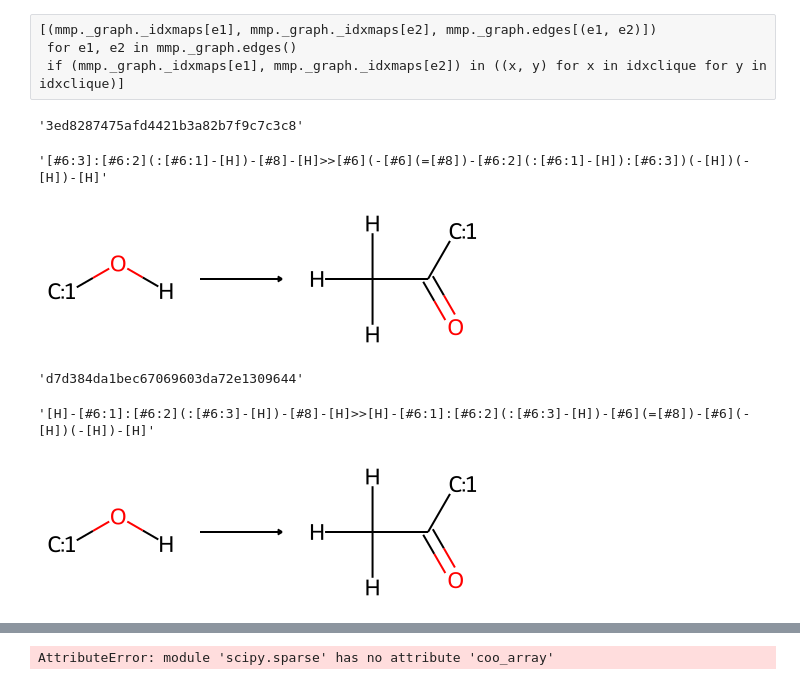
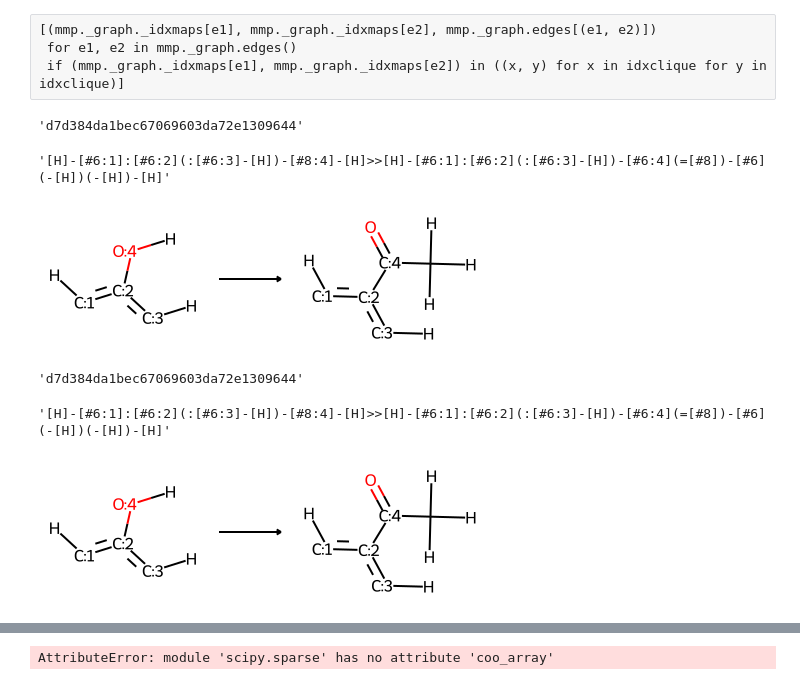
Before and after one commit to warner121/wizepair2, a Jupyter notebook: notebooks/dev-nx.ipynb, the cells around one changed output, grey strips where cells are left out. Saved outputs shown, nothing was run; the diff lists cells and outputs as text; code cells hidden in the pictures.

```diff
--- a/notebooks/dev-nx.ipynb
+++ b/notebooks/dev-nx.ipynb
@@ -32,15 +32,15 @@ class CorrespondenceGraph(nx.Graph):
         mol1,
         mol2,
         strictness,
-        sfunc=np.full(8, 10)):
+        sfunc=np.full(9, 10)):
         '''
         Build the correspondence graph.
 
-        Each atomic pairing is assigned a providional score, from 0 (most different) to 8000 (identical).
+        Each atomic pairing is assigned a providional score, from 0 (most different) to 90 (identical).
         This pairwise score is appended to the tuple representing each node, following the atomic indices.
         '''
         # ensure scoring function suitable
-        assert len(sfunc) == 8
+        assert len(sfunc) == 9
         assert (sfunc > 1).all()
 
         # store strictness for scoring
@@ -52,9 +52,22 @@ class CorrespondenceGraph(nx.Graph):
         self._dmat1 = Chem.GetDistanceMatrix(mol1)
         self._dmat2 = Chem.GetDistanceMatrix(mol2)
 
+        # assign E/Z attribute to atoms (not perfect but will do until maximum node & edge weighting implemented)
+        def setEZCode(mol):
+            for bond in mol.GetBonds():
+                stereo = bond.GetStereo()
+                if stereo == Chem.BondStereo.STEREONONE: continue
+                print(stereo)
+                bond.GetBeginAtom().SetProp('_EZCode', str(stereo))
+                bond.GetEndAtom().SetProp('_EZCode', str(stereo))
+            return mol
+
+        self._mol1 = setEZCode(self._mol1)
+        self._mol2 = setEZCode(self._mol2)
+
         # extract propery in such a way error is not thrown on comparison
-        def getCIPCode(atom):
-            try: return atom.GetProp('_CIPCode')
+        def safeGetProp(atom, propname):
+            try: return atom.GetProp(propname)
             except KeyError: return None
 
         # create description of how central in molecule atom
@@ -69,8 +82,8 @@ class CorrespondenceGraph(nx.Graph):
         for atom1 in self._mol1.GetAtoms():
             for atom2 in self._mol2.GetAtoms():
 
-                # score putative nodes based on atom:atom similarity (0-88 + up to 10 point centrality bonus)
-                score = np.zeros(8)
+                # score putative nodes based on atom:atom similarity (0-90 + up to 9.99 point centrality bonus)
+                score = np.zeros(9)
                 if atom1.GetAtomicNum() == atom2.GetAtomicNum(): score[0] = 1
                 if atom1.GetImplicitValence() == atom2.GetImplicitValence(): score[1] = 1
                 if atom1.GetExplicitValence() == atom2.GetExplicitValence(): score[2] = 1
@@ -78,7 +91,8 @@ class CorrespondenceGraph(nx.Graph):
                 if atom1.GetIsAromatic() == atom2.GetIsAromatic(): score[4] = 1
                 if atom1.GetDegree() == atom2.GetDegree(): score[5] = 1
                 if atom1.IsInRing() == atom2.IsInRing(): score[6] = 1
-                if getCIPCode(atom1) == getCIPCode(atom2): score[7] = 1
+                if safeGetProp(atom1, '_CIPCode') == safeGetProp(atom2, '_CIPCode'): score[7] = 1
+                if safeGetProp(atom1, '_EZCode') == safeGetProp(atom2, '_EZCode'): score[8] = 1
                 score = (score * sfunc).sum()
 
                 # apply jitter in the event of a tie
@@ -138,7 +152,7 @@ class CorrespondenceGraph(nx.Graph):
 
     def filter_mcs(self, clique, clipper=2):
 
-        # remove any atom pairings with less than perfect score, excluding bonus i.e. (11*8)**2 = 7744
+        # remove any atom pairings with less than perfect score, excluding bonus i.e. (10*9)**2 = 9100
         mcs = [x for x in clique if self._nodeweights[x] >= 1]
 
         # replace integer node numbers with atomic index tuples
@@ -596,8 +610,8 @@ class MMP():
 #mmp = MMP('O=C(CO[C@@H](CO)c1ccc(Br)cc1)NO', 'C#Cc1ccc([C@H](CO)OCC(=O)NO)cc1', strictness=5)
 # %%
 # mesomers also an issue for validator
-mmp = MMP('O=C(/C=C/c1ccccc1)Nc1ccccc1O', 'CC(=O)c1ccccc1NC(=O)/C=C\c1ccccc1', strictness=5)
-#mmp = MMP('CN1CCC[C@H]1[C@@H]1COc2ccc(O)cc2O1', 'CC(=O)c1ccc2c(c1)O[C@H]([C@@H]1CCCN1C)CO2', strictness=5)
+#mmp = MMP('O=C(/C=C/c1ccccc1)Nc1ccccc1O', 'CC(=O)c1ccccc1NC(=O)/C=C\c1ccccc1', strictness=5)
+mmp = MMP('CN1CCC[C@H]1[C@@H]1COc2ccc(O)cc2O1', 'CC(=O)c1ccc2c(c1)O[C@H]([C@@H]1CCCN1C)CO2', strictness=5)
 # %%
 (len(mmp._graph.nodes), len(mmp._graph.edges()))
 # %% [output]
@@ -667,16 +669,16 @@ mmp._mol2
 # %%
 response[2]['fragment1']
 # %% [output]
-'3ed8287475afd4421b3a82b7f9c7c3c8'
+'d7d384da1bec67069603da72e1309644'
 # %%
 response[2]['smirks']
 # %% [output]
-'[#6:3]:[#6:2](:[#6:1]-[H])-[#8]-[H]>>[#6](-[#6](=[#8])-[#6:2](:[#6:1]-[H]):[#6:3])(-[H])(-[H])-[H]'
+'[H]-[#6:1]:[#6:2](:[#6:3]-[H])-[#8:4]-[H]>>[H]-[#6:1]:[#6:2](:[#6:3]-[H])-[#6:4](=[#8])-[#6](-[H])(-[H])-[H]'
 # %%
-rxn = Chem.rdChemReactions.ReactionFromSmarts(response[3]['smirks'])
+rxn = Chem.rdChemReactions.ReactionFromSmarts(response[2]['smirks'])
 rxn
 # %% [output]
-[figure, old version]
+[figure, new version]
 # %%
 response[2]['fragment1']
 # %% [output]
@@ -684,12 +686,12 @@ response[2]['fragment1']
 # %%
 response[2]['smirks']
 # %% [output]
-'[H]-[#6:1]:[#6:2](:[#6:3]-[H])-[#8]-[H]>>[H]-[#6:1]:[#6:2](:[#6:3]-[H])-[#6](=[#8])-[#6](-[H])(-[H])-[H]'
+'[H]-[#6:1]:[#6:2](:[#6:3]-[H])-[#8:4]-[H]>>[H]-[#6:1]:[#6:2](:[#6:3]-[H])-[#6:4](=[#8])-[#6](-[H])(-[H])-[H]'
 # %%
-rxn = Chem.rdChemReactions.ReactionFromSmarts(response[3]['smirks'])
+rxn = Chem.rdChemReactions.ReactionFromSmarts(response[2]['smirks'])
 rxn
 # %% [output]
-[figure, old version]
+[figure, new version]
 # %%
 reactant = Chem.AddHs(Chem.MolFromSmiles(mmp._smiles1))
 products = rxn.RunReactants((reactant,))
```
Also changed, not shown: parts of 9 cells of this notebook, 2 other files.
